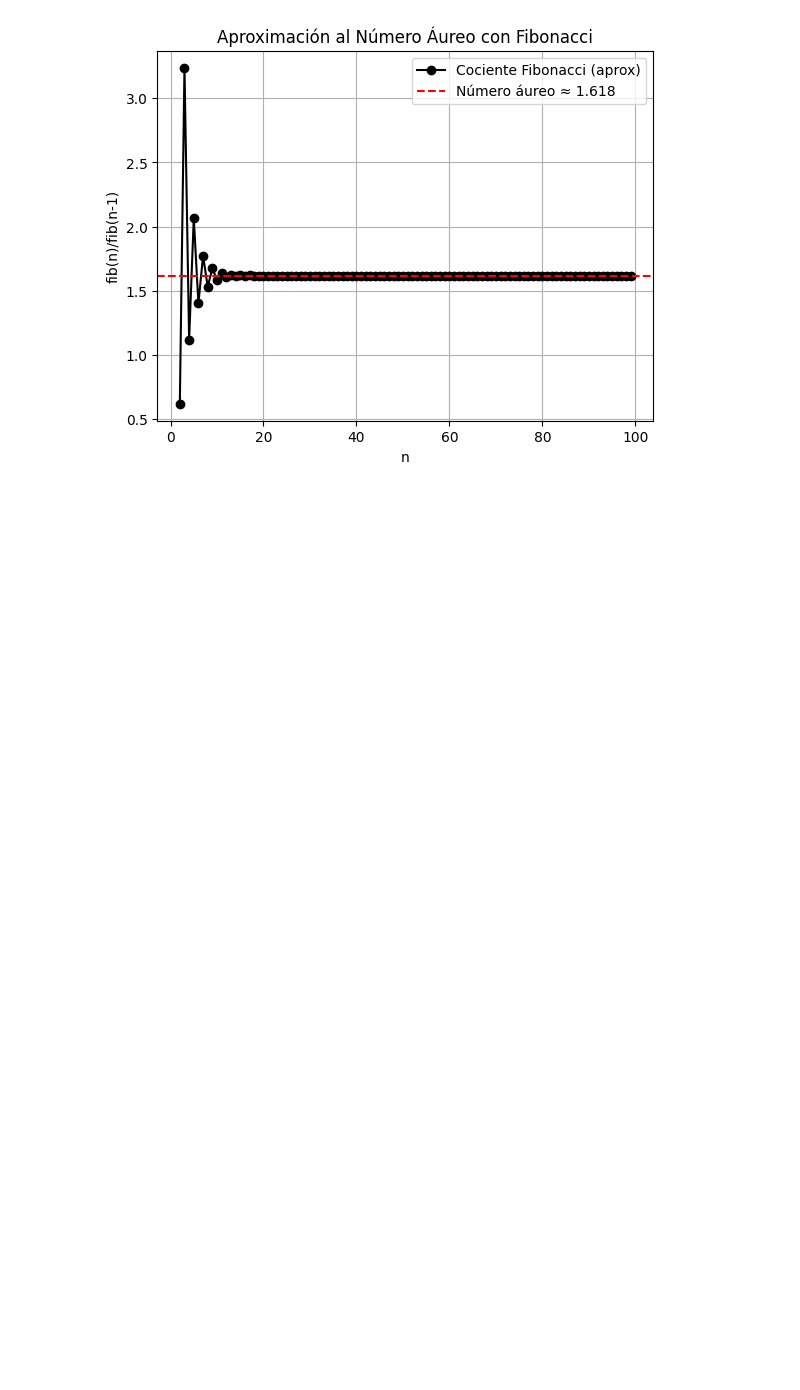
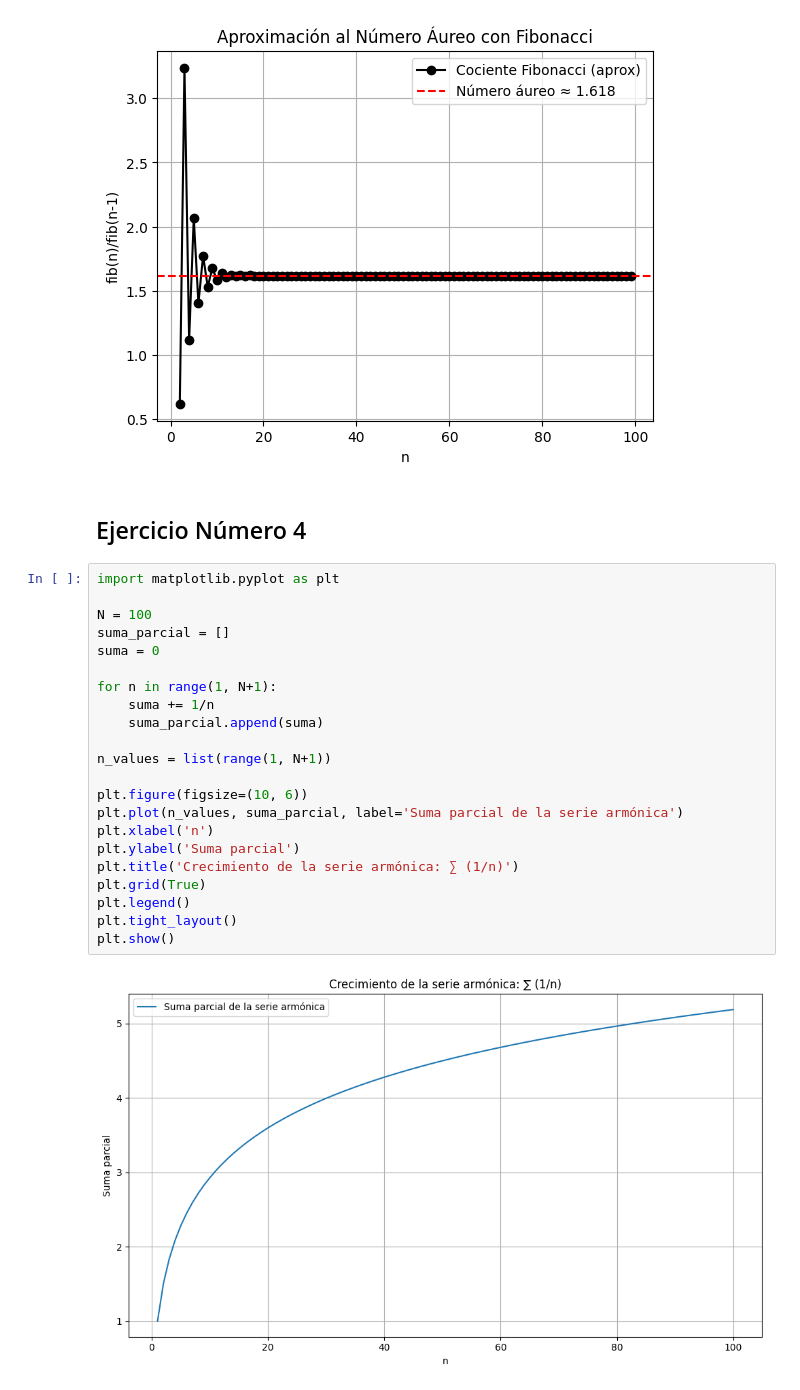
Before and after one commit to Lenin27Amangandi/Workspace-Metodos-Numericos-2k25A-, a Jupyter notebook: taller.ipynb, the cells around one changed output. Drawn from its saved outputs; the diff is of its cells as text; blank space fills up the shorter version.

```diff
--- a/taller.ipynb
+++ b/taller.ipynb
@@ -165,3 +173,29 @@ plt.legend()
 plt.show()
 # %% [output]
 [figure]
+# %% [markdown]
+## Ejercicio Número 4
+# %%
+import matplotlib.pyplot as plt
+
+N = 100
+suma_parcial = []
+suma = 0
+
+for n in range(1, N+1):
+    suma += 1/n
+    suma_parcial.append(suma)
+
+n_values = list(range(1, N+1))
+
+plt.figure(figsize=(10, 6))
+plt.plot(n_values, suma_parcial, label='Suma parcial de la serie armónica')
+plt.xlabel('n')
+plt.ylabel('Suma parcial')
+plt.title('Crecimiento de la serie armónica: ∑ (1/n)')
+plt.grid(True)
+plt.legend()
+plt.tight_layout()
+plt.show()
+# %% [output]
+[figure, added]
```
Also changed, not shown: parts of 7 cells of this notebook.
